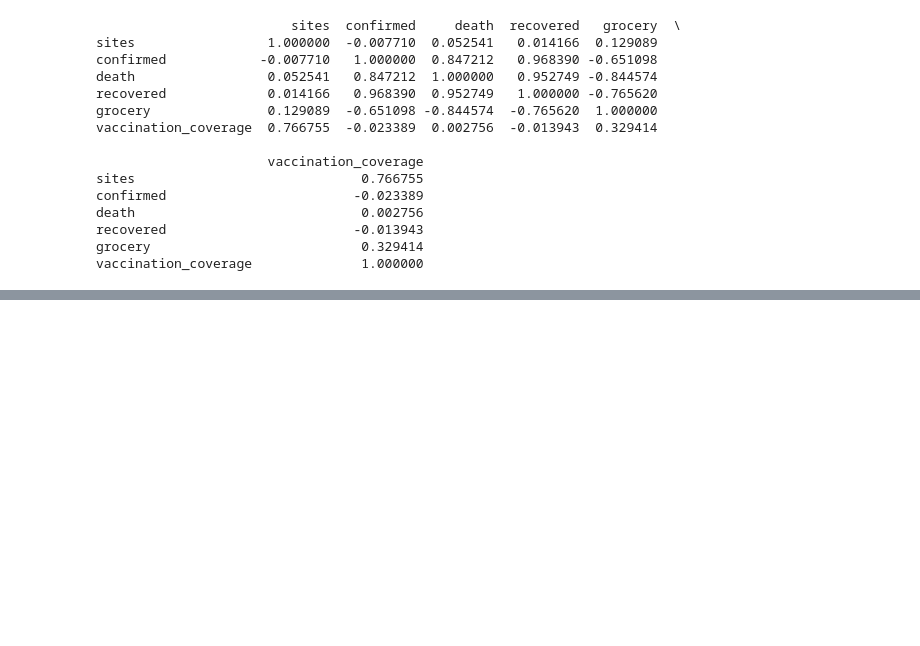
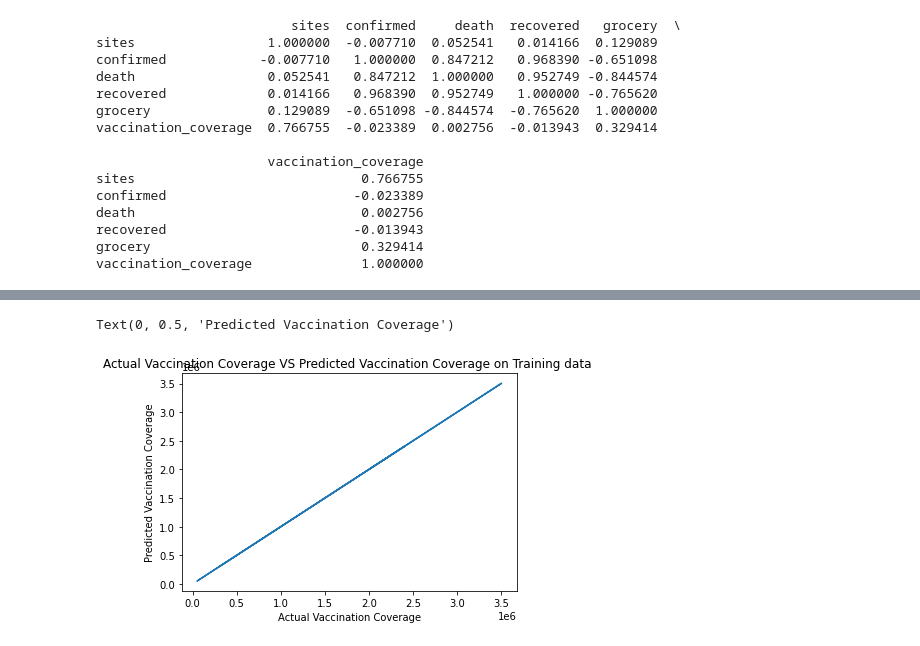
Before and after one commit to VinayFaria/Statistical_Data_Analysis, a Jupyter notebook: tutorial_5/q1.ipynb, the cells around one changed output, grey strips where cells are left out. Drawn from its saved outputs; the diff is of its cells as text; code cells hidden in the pictures; blank space fills up the shorter version.

Commit message:
Added code for plotting of Actual vaccination coverage vs Predicted vaccination coverage

```diff
--- a/tutorial_5/q1.ipynb
+++ b/tutorial_5/q1.ipynb
@@ -228,8 +228,8 @@ print(X_train.shape); print(X_test.shape)
 (3, 5)
 # %%
 # Code Lines 1 to 4: Fit the regression tree 'dtree1' and 'dtree2'
-dtree1 = DecisionTreeRegressor(max_depth=10)
-dtree2 = DecisionTreeRegressor(max_depth=6)
+dtree1 = DecisionTreeRegressor(max_depth=2)
+dtree2 = DecisionTreeRegressor(max_depth=5)
 dtree1.fit(X_train, y_train)
 dtree2.fit(X_train, y_train)
 
@@ -330,3 +330,10 @@ death                             0.002756
 recovered                        -0.013943
 grocery                           0.329414
 vaccination_coverage              1.000000
+# %%
+import statsmodels.api as sm
+y_train = np.array(y_train, dtype=float)
+X_train = np.array(X_train, dtype=float)
+est = sm.OLS(y_train, X_train)
+est2 = est.fit()
+print(est2.summary())
@@ -332,0 +358,8 @@ vaccination_coverage              1.000000
+# %%
+plt.plot(y_train, tr2)
+plt.title("Actual Vaccination Coverage VS Predicted Vaccination Coverage on Training data ")
+plt.xlabel("Actual Vaccination Coverage")
+plt.ylabel("Predicted Vaccination Coverage")
+# %% [output]
+Text(0, 0.5, 'Predicted Vaccination Coverage')
+[figure, added]
```
Also changed, not shown: parts of 2 cells of this notebook.
